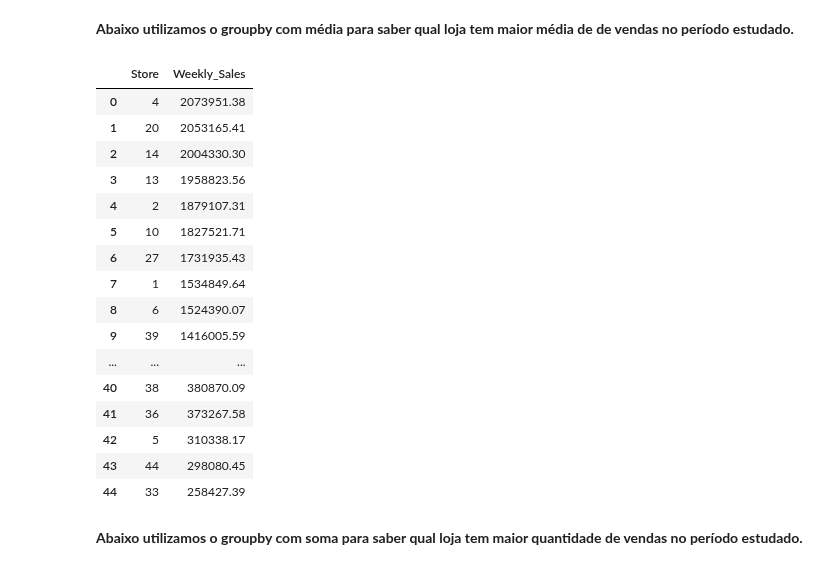
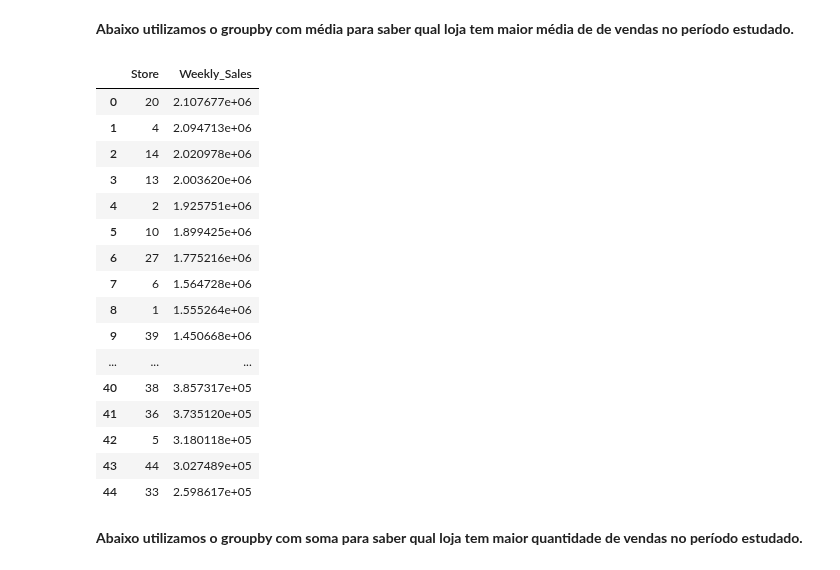
Before and after one commit to Adjalma/Mini-Projeto-DNC, a Jupyter notebook: Mini_Projeto_Walmart_DNC.ipynb, the cells around one changed output. Drawn from its saved outputs; the diff is of its cells as text; code cells hidden in the pictures.

```diff
--- a/Mini_Projeto_Walmart_DNC.ipynb
+++ b/Mini_Projeto_Walmart_DNC.ipynb
@@ -71,26 +71,26 @@ sns.scatterplot(data=walmart, x = "Store", y = "Weekly_Sales");
 # %% [markdown]
 **Abaixo utilizamos o groupby com média para saber qual loja tem maior média de de vendas no período estudado.**
 # %%
-df2 = walmart.groupby(['Store']).agg({'Weekly_Sales': 'median'}).sort_values('Weekly_Sales',ascending = False).reset_index()
+df2 = walmart.groupby(['Store']).agg({'Weekly_Sales': 'mean'}).sort_values('Weekly_Sales',ascending = False).reset_index()
 df2
 # %% [output]
 |  | Store | Weekly_Sales |
-| 0 | 4 | 2073951.38 |
-| 1 | 20 | 2053165.41 |
-| 2 | 14 | 2004330.30 |
-| 3 | 13 | 1958823.56 |
-| 4 | 2 | 1879107.31 |
-| 5 | 10 | 1827521.71 |
-| 6 | 27 | 1731935.43 |
-| 7 | 1 | 1534849.64 |
-| 8 | 6 | 1524390.07 |
-| 9 | 39 | 1416005.59 |
+| 0 | 20 | 2.107677e+06 |
+| 1 | 4 | 2.094713e+06 |
+| 2 | 14 | 2.020978e+06 |
+| 3 | 13 | 2.003620e+06 |
+| 4 | 2 | 1.925751e+06 |
+| 5 | 10 | 1.899425e+06 |
+| 6 | 27 | 1.775216e+06 |
+| 7 | 6 | 1.564728e+06 |
+| 8 | 1 | 1.555264e+06 |
+| 9 | 39 | 1.450668e+06 |
 | ... | ... | ... |
-| 40 | 38 | 380870.09 |
-| 41 | 36 | 373267.58 |
-| 42 | 5 | 310338.17 |
-| 43 | 44 | 298080.45 |
-| 44 | 33 | 258427.39 |
+| 40 | 38 | 3.857317e+05 |
+| 41 | 36 | 3.735120e+05 |
+| 42 | 5 | 3.180118e+05 |
+| 43 | 44 | 3.027489e+05 |
+| 44 | 33 | 2.598617e+05 |
 # %% [markdown]
 **Abaixo utilizamos o groupby com soma para saber qual loja tem maior quantidade de vendas no período estudado.**
 # %%
```
